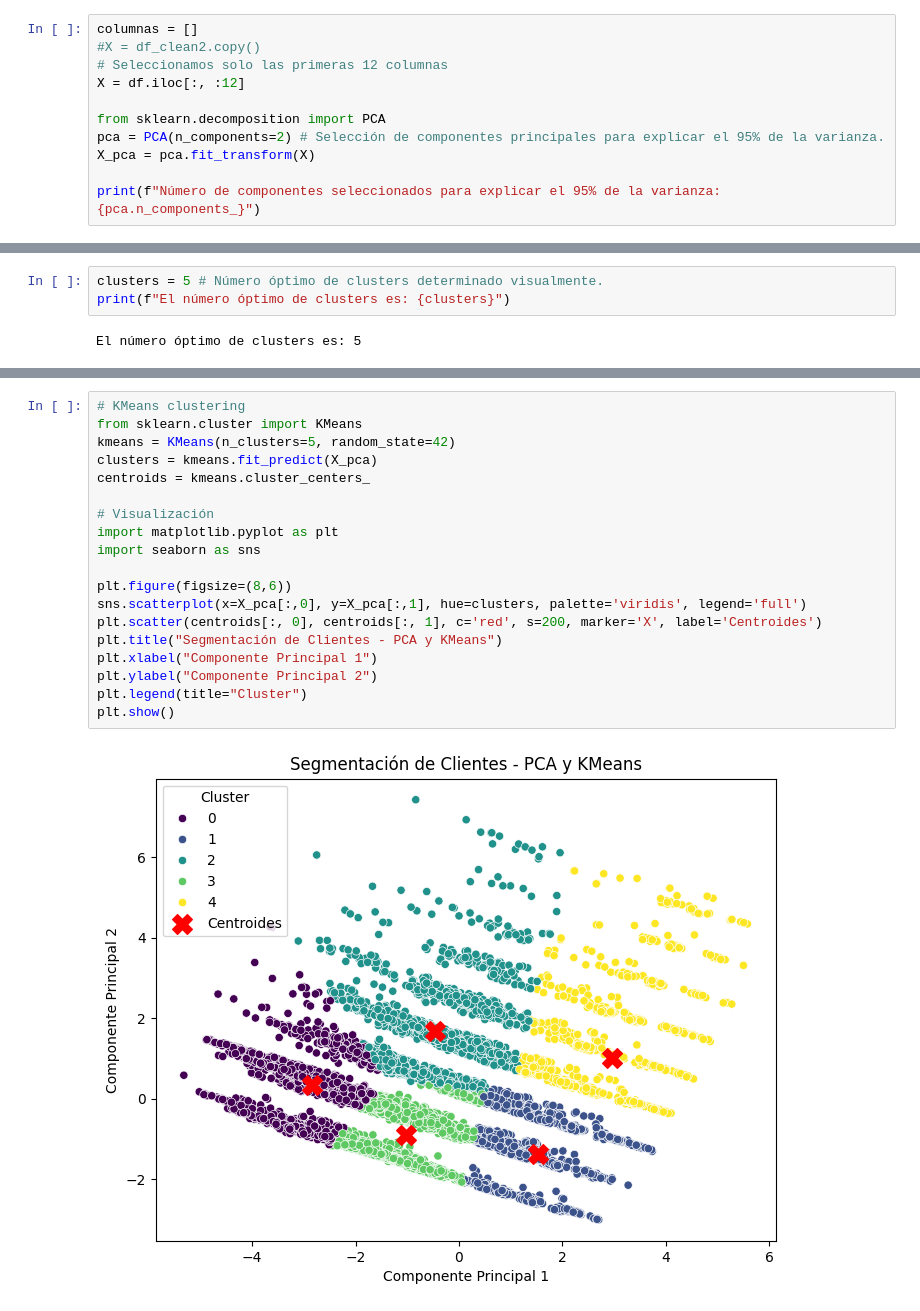
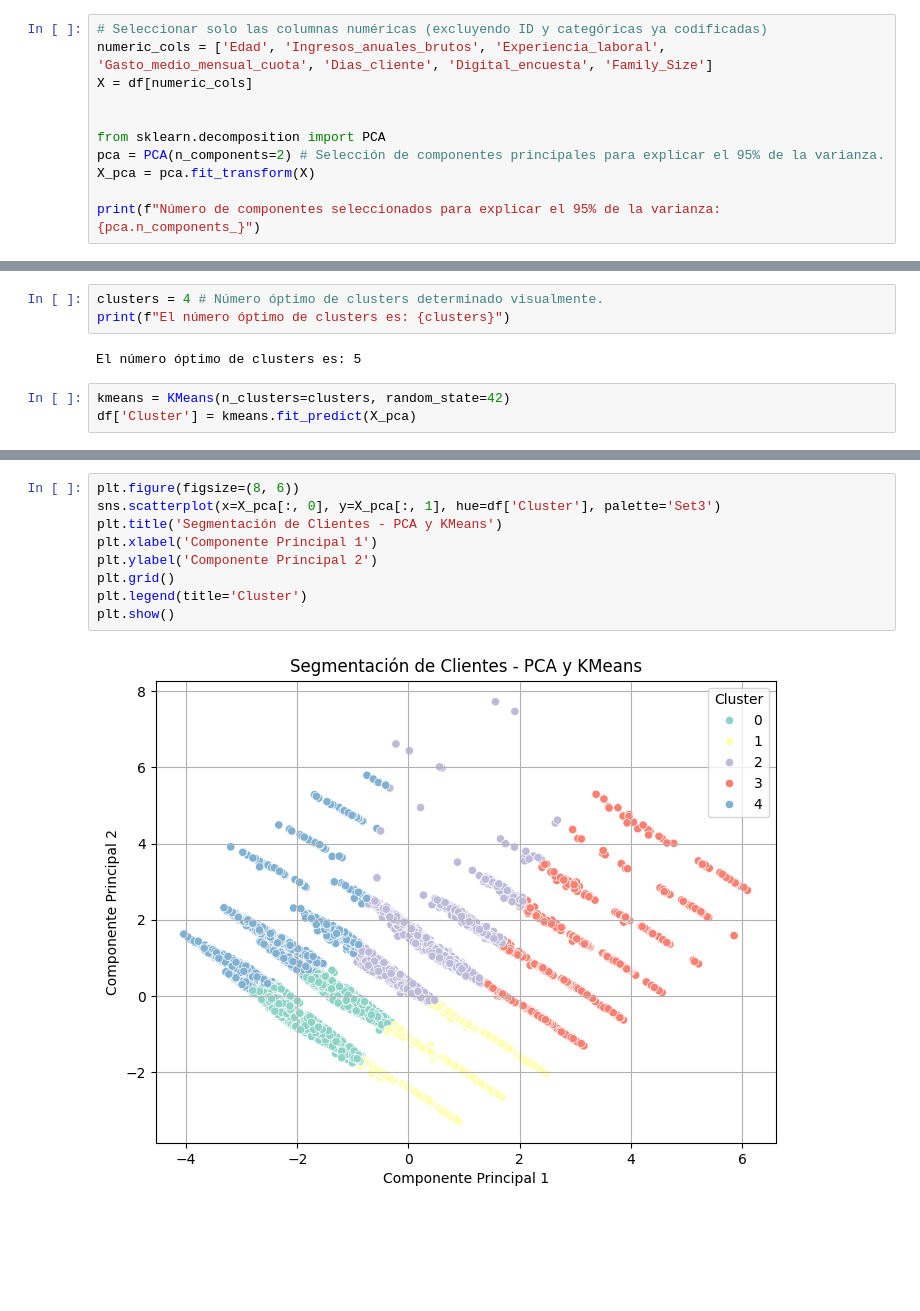
Before and after one commit to Nachosanchezz/Caso02_PCA, a Jupyter notebook: src/02_PCA.ipynb, the cells around one changed output, grey strips where cells are left out. Saved outputs shown, nothing was run; the diff lists cells and outputs as text; blank space fills up the shorter version.

```diff
--- a/src/02_PCA.ipynb
+++ b/src/02_PCA.ipynb
@@ -19,10 +19,10 @@ df.head()
 | 4 | 1 | 1 | 0.221284 | 0 | 2 | 1 | 2 | -0.221045 | ... |
 5 rows × 26 columns
 # %%
-columnas = []
-#X = df_clean2.copy()
-# Seleccionamos solo las primeras 12 columnas
-X = df.iloc[:, :12]
+# Seleccionar solo las columnas numéricas (excluyendo ID y categóricas ya codificadas)
+numeric_cols = ['Edad', 'Ingresos_anuales_brutos', 'Experiencia_laboral', 'Gasto_medio_mensual_cuota', 'Dias_cliente', 'Digital_encuesta', 'Family_Size']
+X = df[numeric_cols]
+
 
 from sklearn.decomposition import PCA
 pca = PCA(n_components=2) # Selección de componentes principales para explicar el 95% de la varianza.
@@ -72,6 +96,9 @@ plt.show()
 # %%
-clusters = 5 # Número óptimo de clusters determinado visualmente.
+clusters = 4 # Número óptimo de clusters determinado visualmente.
 print(f"El número óptimo de clusters es: {clusters}")
 # %% [output]
 El número óptimo de clusters es: 5
+# %%
+kmeans = KMeans(n_clusters=clusters, random_state=42)
+df['Cluster'] = kmeans.fit_predict(X_pca)
 # %%
@@ -115,21 +111,11 @@ plt.show()
 # %%
-# KMeans clustering
-from sklearn.cluster import KMeans
-kmeans = KMeans(n_clusters=5, random_state=42)
-clusters = kmeans.fit_predict(X_pca)
-centroids = kmeans.cluster_centers_
-
-# Visualización
-import matplotlib.pyplot as plt
-import seaborn as sns
-
-plt.figure(figsize=(8,6))
-sns.scatterplot(x=X_pca[:,0], y=X_pca[:,1], hue=clusters, palette='viridis', legend='full')
-plt.scatter(centroids[:, 0], centroids[:, 1], c='red', s=200, marker='X', label='Centroides')
-plt.title("Segmentación de Clientes - PCA y KMeans")
-plt.xlabel("Componente Principal 1")
-plt.ylabel("Componente Principal 2")
-plt.legend(title="Cluster")
+plt.figure(figsize=(8, 6))
+sns.scatterplot(x=X_pca[:, 0], y=X_pca[:, 1], hue=df['Cluster'], palette='Set3')
+plt.title('Segmentación de Clientes - PCA y KMeans')
+plt.xlabel('Componente Principal 1')
+plt.ylabel('Componente Principal 2')
+plt.grid()
+plt.legend(title='Cluster')
 plt.show()
 # %% [output]
-[figure, old version]
+[figure, new version]
```
Also changed, not shown: parts of 8 cells of this notebook, 1 other file.
